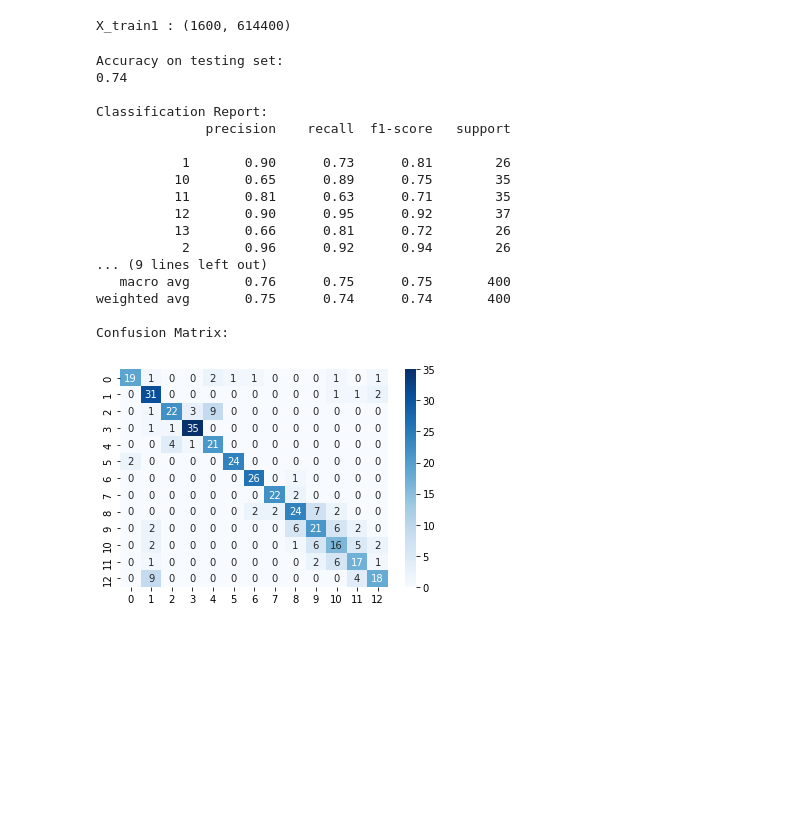
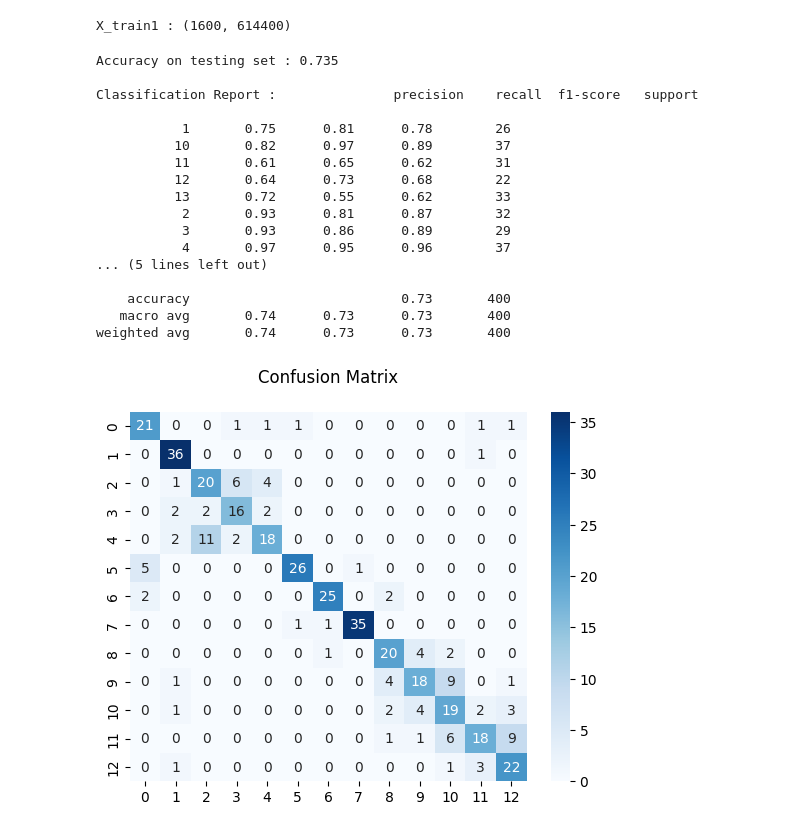
Before and after one commit to mouammal/Identification_card, a Jupyter notebook: Detection_Card.ipynb, the cells around one changed output. Cells and saved outputs as stored; diff of their text form; code cells hidden in the pictures; blank space fills up the shorter version.

```diff
--- a/Detection_Card.ipynb
+++ b/Detection_Card.ipynb
@@ -356,24 +363,35 @@ from sklearn.svm import SVC
 
 # different machine learning algrithom
 svc_2 = SVC(kernel='linear', decision_function_shape='ovo')
+svc_2.fit(X_train1, y_train1)
+y_pred1 = svc_2.predict(X_test1)
+svc_2_acc = accuracy_score(y_test1, y_pred1)
+
+print ("SVC 2 + SIFT Accuracy on testing set :", svc_2_acc)
+print ("\nClassification Report :", metrics.classification_report(y_test1, y_pred1))
+# %% [output]
+Accuracy on testing set : 0.735
+
+Classification Report :               precision    recall  f1-score   support
+
+           1       0.75      0.81      0.78        26
+          10       0.82      0.97      0.89        37
+          11       0.61      0.65      0.62        31
+          12       0.64      0.73      0.68        22
+          13       0.72      0.55      0.62        33
+           2       0.93      0.81      0.87        32
+           3       0.93      0.86      0.89        29
+           4       0.97      0.95      0.96        37
+... (5 lines left out)
+
+    accuracy                           0.73       400
+   macro avg       0.74      0.73      0.73       400
+weighted avg       0.74      0.73      0.73       400
-# %%
-train_and_evaluate(svc_2, X_train1, X_test1, y_train1, y_test1)
-# %% [output]
-Accuracy on testing set:
-0.74
-
-Classification Report:
-              precision    recall  f1-score   support
-
-           1       0.90      0.73      0.81        26
-          10       0.65      0.89      0.75        35
-          11       0.81      0.63      0.71        35
-          12       0.90      0.95      0.92        37
-          13       0.66      0.81      0.72        26
-           2       0.96      0.92      0.94        26
-... (9 lines left out)
-   macro avg       0.76      0.75      0.75       400
-weighted avg       0.75      0.74      0.74       400
-
-Confusion Matrix:
-[figure, removed]
+# %%
+C = np.array(metrics.confusion_matrix(y_test1, y_pred1))
+
+sns.heatmap(C, annot=True, cmap='Blues')
+plt.title('Confusion Matrix\n')
+plt.show()
+# %% [output]
+[figure, added]
```
Also changed, not shown: parts of 11 cells of this notebook.
